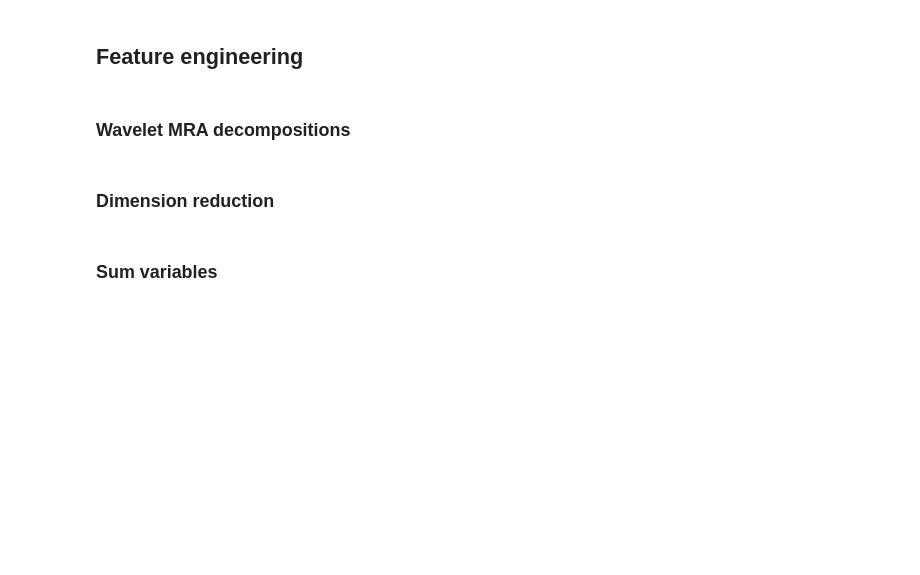
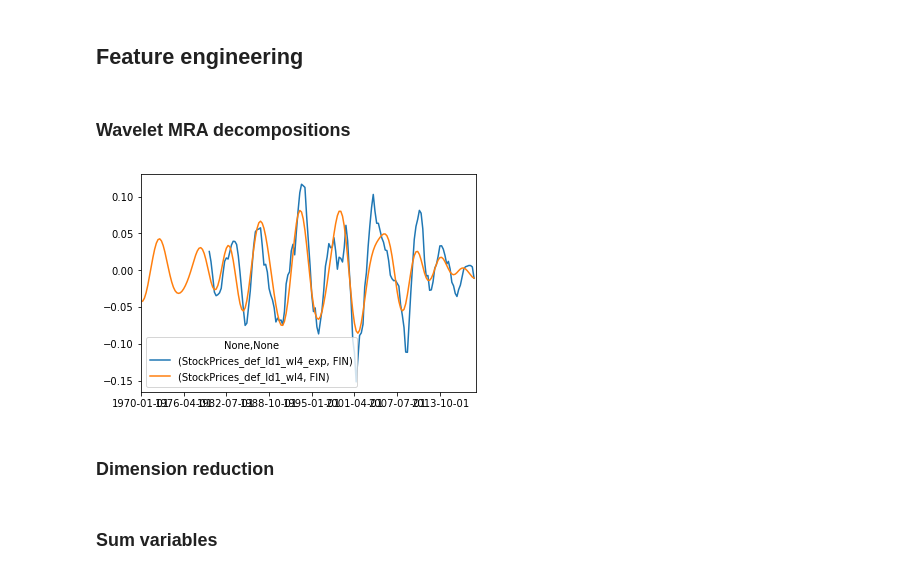
Before and after one commit to vvoutilainen/MTSDataModel, a Jupyter notebook: examples/sample_examples.ipynb, the cells around one changed output. Cells and saved outputs as stored; diff of their text form; code cells hidden in the pictures; blank space fills up the shorter version.

```diff
--- a/examples/sample_examples.ipynb
+++ b/examples/sample_examples.ipynb
@@ -127,3 +124,9 @@ do.GetVariables(['GDP_ld1_wl4']).head(2)
+# %%
+do.MRADecomposition(variables = ['StockPrices_def_ld1'], entities=['FIN'],levels = 6, minobsamount=40, expanding='expanding')
+do.MRADecomposition(variables = ['StockPrices_def_ld1'], entities=['FIN'],levels = 6, minobsamount=40)
+do.PlotVariables(['StockPrices_def_ld1_wl4','StockPrices_def_ld1_wl4_exp'],['FIN'])
+# %% [output]
+[figure, added]
 # %% [markdown]
 ### Dimension reduction
 # %%
```
Also changed, not shown: parts of 1 cell of this notebook, 1 other file.
